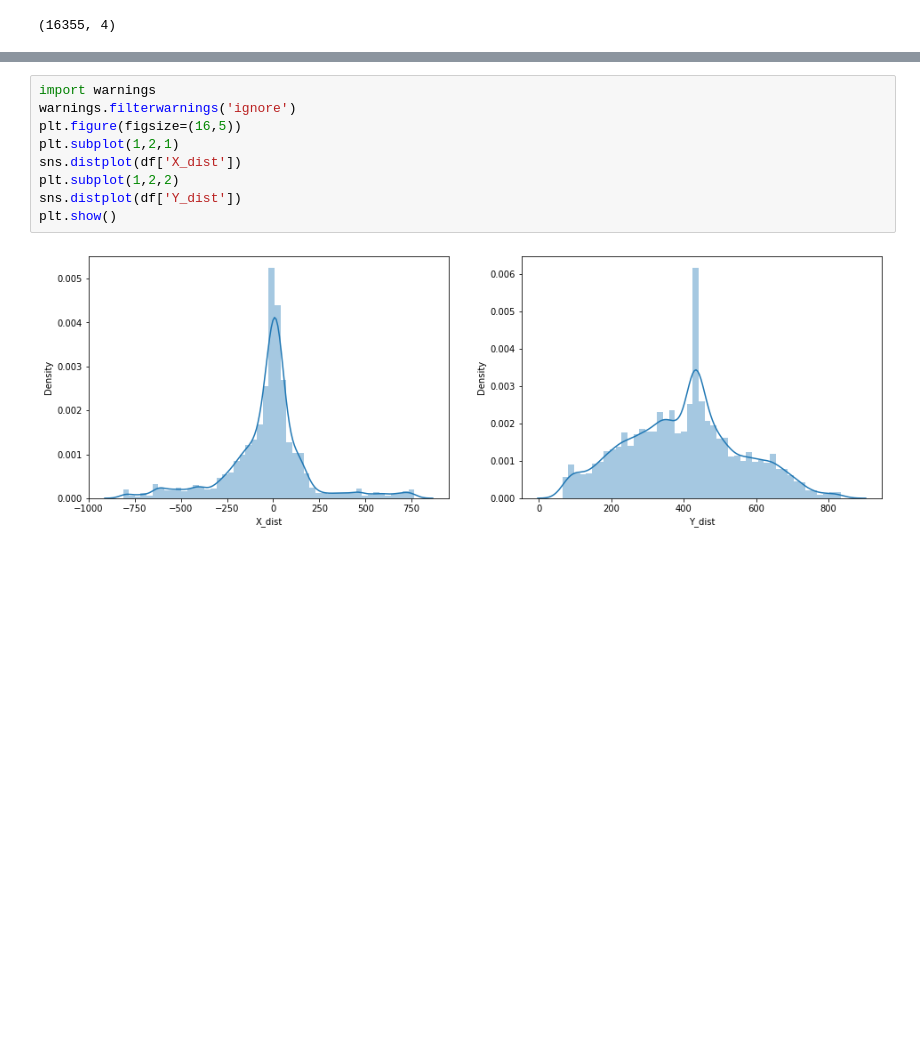
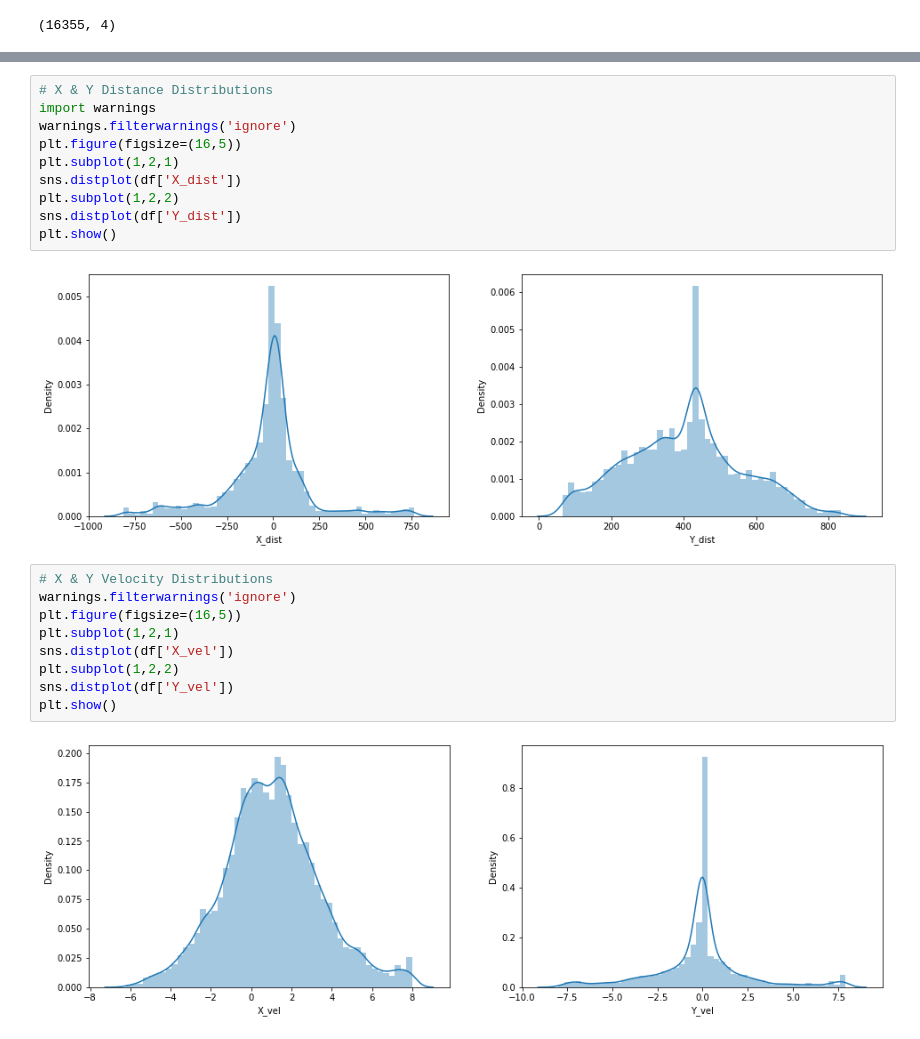
Before and after one commit to sjdoescoding/CE889-Artificial-Intelligence, a Jupyter notebook: CE889_Individual_Assignment_(might_be_working).ipynb, the cells around one changed output, grey strips where cells are left out. Saved outputs shown, nothing was run; the diff lists cells and outputs as text; blank space fills up the shorter version.

```diff
--- a/CE889_Individual_Assignment_(might_be_working).ipynb
+++ b/CE889_Individual_Assignment_(might_be_working).ipynb
@@ -71,4 +65,5 @@ print(train, test)
 # %%
+# X & Y Distance Distributions
 import warnings
 warnings.filterwarnings('ignore')
 plt.figure(figsize=(16,5))
@@ -79,3 +74,14 @@ sns.distplot(df['Y_dist'])
 plt.show()
 # %% [output]
 [figure]
+# %%
+# X & Y Velocity Distributions
+warnings.filterwarnings('ignore')
+plt.figure(figsize=(16,5))
+plt.subplot(1,2,1)
+sns.distplot(df['X_vel'])
+plt.subplot(1,2,2)
+sns.distplot(df['Y_vel'])
+plt.show()
+# %% [output]
+[figure, added]
```
Also changed, not shown: parts of 19 cells of this notebook.
